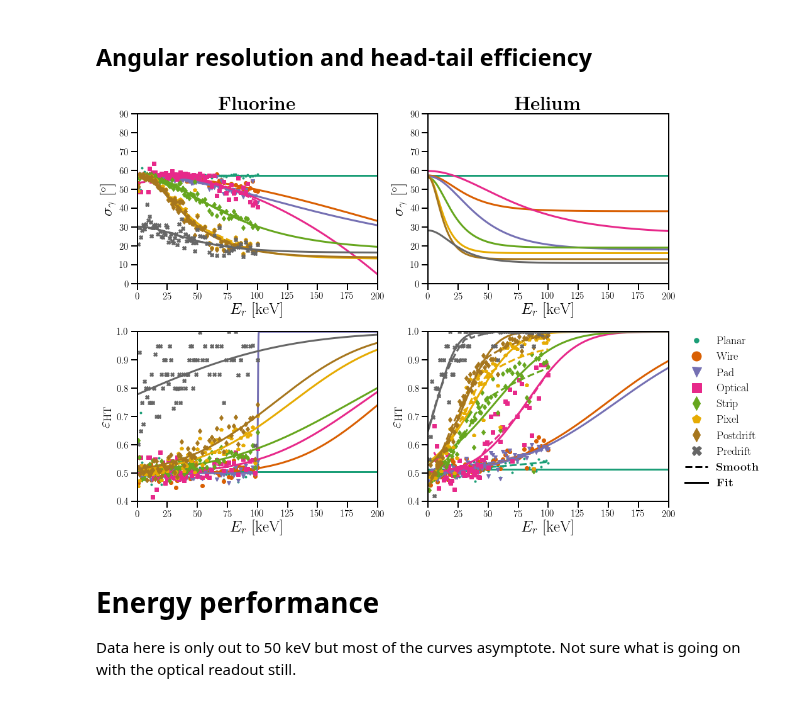
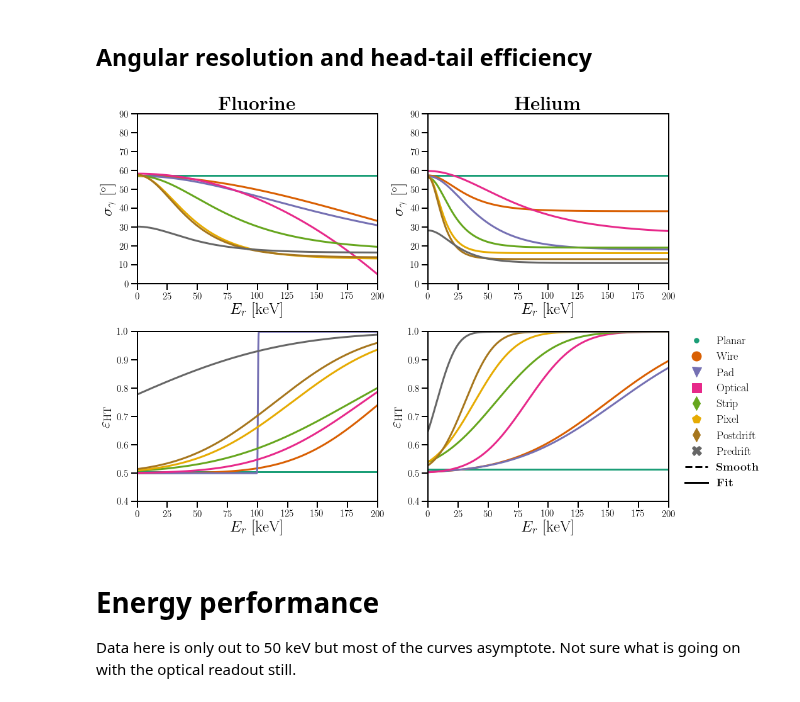
Before and after one commit to cajohare/CYGNUS, a Jupyter notebook: python/FitPerformanceCurves.ipynb, the cells around one changed output. Cells and saved outputs as stored; diff of their text form; code cells hidden in the pictures.

```diff
--- a/python/FitPerformanceCurves.ipynb
+++ b/python/FitPerformanceCurves.ipynb
@@ -121,8 +121,8 @@ for ro_i in range(0,8):
 
     plt.sca(ax[0,0])
     y = savgol_filter(F_ar[:,1], smooth_w, smooth_i)
-    plt.plot(F_ar[:,0],y,'--',linewidth=3,color=col[ro_i,:])
-    plt.plot(F_ar[:,0],F_ar[:,1],mrkz[ro_i],color=col[ro_i,:],linewidth=3)
+    #plt.plot(F_ar[:,0],y,'--',linewidth=3,color=col[ro_i,:])
+    #plt.plot(F_ar[:,0],F_ar[:,1],mrkz[ro_i],color=col[ro_i,:],linewidth=3)
     plt.plot(data_ar[:,0],data_ar[:,1],'-',color=col[ro_i,:],linewidth=3)
     plt.title(r"{\bf Fluorine}",fontsize=30)
     plt.xlabel(r"$E_r$ [keV]",fontsize=25)
@@ -150,7 +150,7 @@ for ro_i in range(0,8):
     plt.sca(ax[1,0])
     y = savgol_filter(F_ht[:,1], smooth_w, smooth_i)
     #plt.plot(F_ht[:,0],y,'--',linewidth=3,color=col[ro_i,:])
-    plt.plot(F_ht[:,0],F_ht[:,1],mrkz[ro_i],color=col[ro_i,:],linewidth=3)
+    #plt.plot(F_ht[:,0],F_ht[:,1],mrkz[ro_i],color=col[ro_i,:],linewidth=3)
     plt.plot(data_ht[:,0],data_ht[:,1],'-',color=col[ro_i,:],linewidth=3)
     plt.xlabel(r"$E_r$ [keV]",fontsize=25)
     plt.ylabel(r"$\varepsilon_{\rm HT}$",fontsize=25)
@@ -162,8 +162,8 @@ for ro_i in range(0,8):
 
     plt.sca(ax[1,1])
     y = savgol_filter(He_ht[:,1], smooth_w, smooth_i)
-    plt.plot(He_ht[:,0],y,'--',linewidth=3,color=col[ro_i,:])
-    plt.plot(He_ht[:,0],He_ht[:,1],mrkz[ro_i],color=col[ro_i,:],linewidth=3)
+    #plt.plot(He_ht[:,0],y,'--',linewidth=3,color=col[ro_i,:])
+    #plt.plot(He_ht[:,0],He_ht[:,1],mrkz[ro_i],color=col[ro_i,:],linewidth=3)
     plt.plot(data_ht[:,0],data_ht[:,2],'-',color=col[ro_i,:],linewidth=3)
     plt.xlabel(r"$E_r$ [keV]",fontsize=25)
     plt.ylabel(r"$\varepsilon_{\rm HT}$",fontsize=25)
@@ -174,34 +174,34 @@ for ro_i in range(0,8):
     plt.yticks(fontsize=15)
     f.close()
 
     savetxt(fdir_ar+fname[ro_i]+froot_ar,data_ar, delimiter='\t')
     savetxt(fdir_ht+fname[ro_i]+froot_ht,data_ht, delimiter='\t')
 
 
 fig.tight_layout()
 plt.sca(ax[1,1])
 
 for i in range(0,8):
     plt.plot(-1,-1,mrkz[i],markersize=15,color=col[i,:],label=fname[i])
 plt.plot([-1,-2],[-1,-2],'k--',linewidth=3,label=r'{\bf Smooth}')
 plt.plot([-1,-2],[-1,-2],'k-',linewidth=3,label=r'{\bf Fit}')
 
 
 plt.legend(fontsize=18,frameon=False,bbox_to_anchor=(1.05, 1), loc=2, borderaxespad=0.)
 plt.show()
 #
 fig.savefig('../plots/angular-performance.pdf',bbox_inches='tight')
 
 data_ar[:,1] = 0.0
 data_ar[:,2] = 0.0
 data_ht[:,1] = 1.0
 data_ht[:,1] = 1.0
 savetxt(fdir_ar+"Ideal"+froot_ar,data_ar, delimiter='\t')
 savetxt(fdir_ht+"Ideal"+froot_ht,data_ht, delimiter='\t')
 savetxt(fdir_ht+"Nondirectional"+froot_ht,data_ht, delimiter='\t')
 savetxt(fdir_ar+"Nondirectional"+froot_ar,data_ar, delimiter='\t')
 # %% [output]
-[figure, old version]
+[figure, new version]
 # %% [markdown]
 # Energy performance
 
```
Also changed, not shown: 32 other files.
